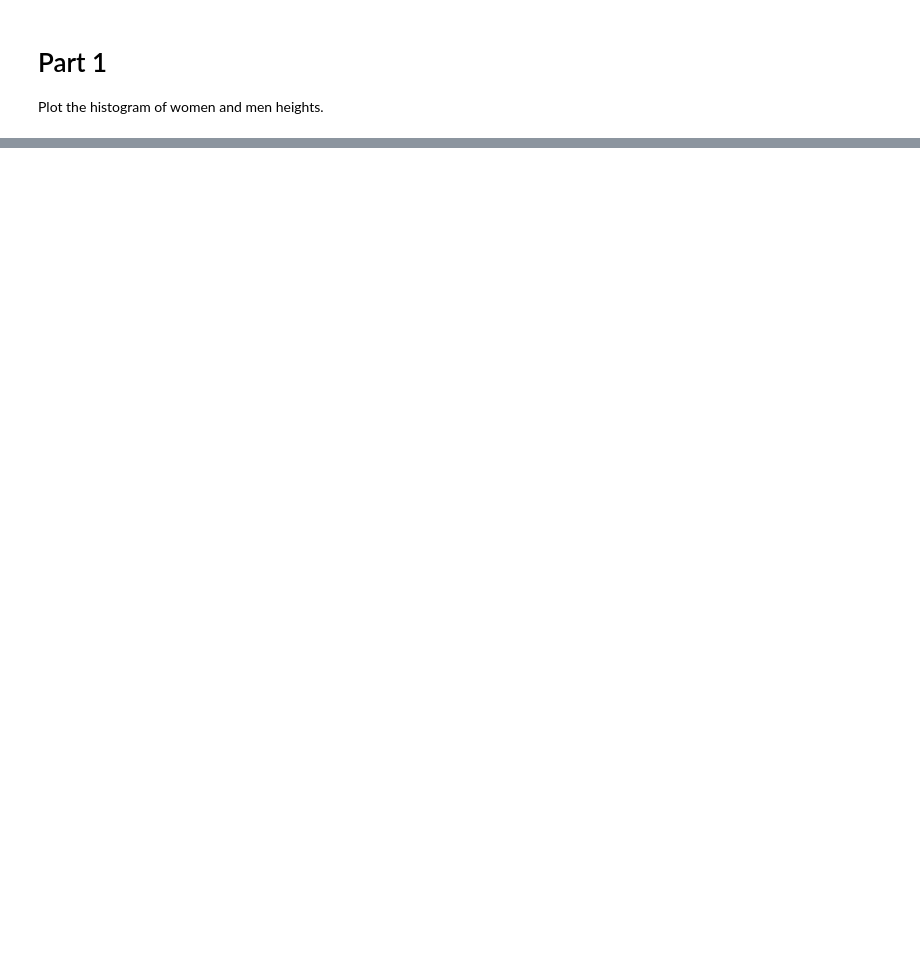
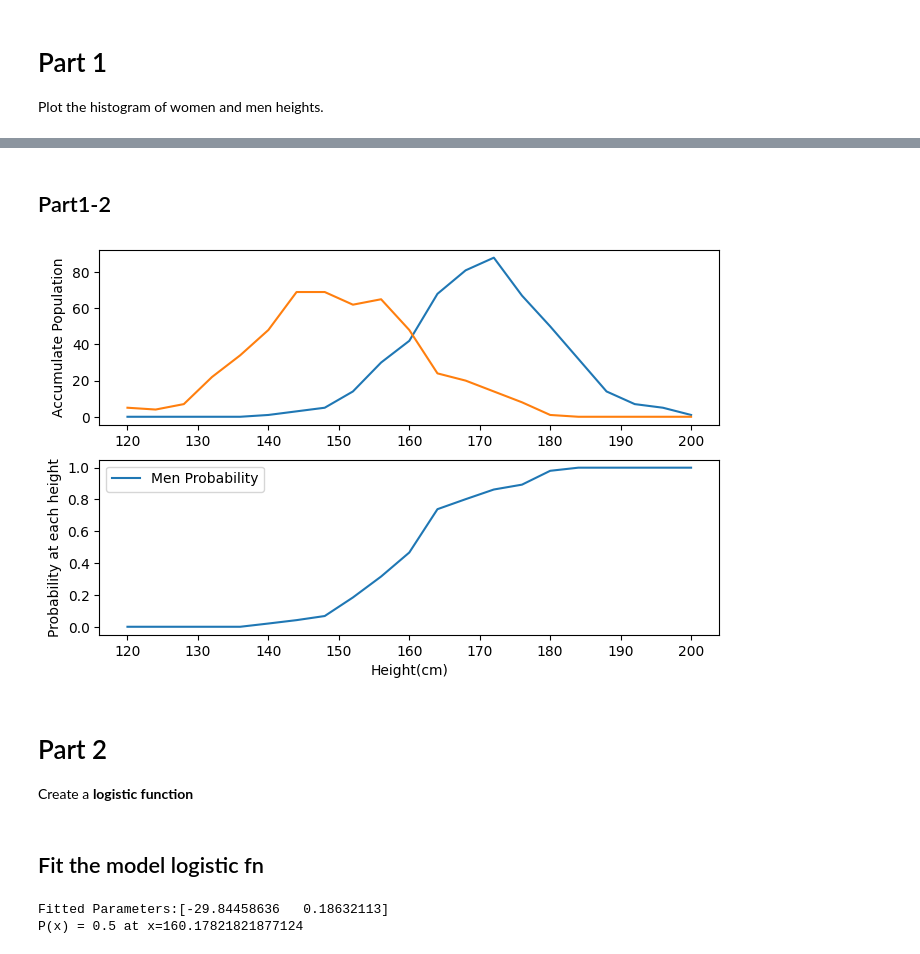
Before and after one commit to phurinat-udo/intro_to_datasci, a Jupyter notebook: HW3/HW3_6536646.ipynb, the cells around one changed output, grey strips where cells are left out. Saved outputs shown, nothing was run; the diff lists cells and outputs as text; code cells hidden in the pictures; blank space fills up the shorter version.

```diff
--- a/HW3/HW3_6536646.ipynb
+++ b/HW3/HW3_6536646.ipynb
@@ -22,0 +35,25 @@ fig_hist.show()
+# %%
+hist_m, height_edge = np.histogram(raw_m, height_edge)
+hist_w, height_edge = np.histogram(raw_w, height_edge)
+prob_m = hist_m/(hist_m+hist_w)
+prob_w = hist_w/(hist_m+hist_w)
+# %% [markdown]
+## Part1-2
+# %%
+fig_hist2 = plt.figure(figsize=(8,5))
+ax_hist2_1 = fig_hist2.add_subplot(211)
+ax_hist2_1.plot(height_mid, hist_m, label='Men Height')
+ax_hist2_1.plot(height_mid, hist_w, label='Women Height')
+ax_hist2_1.set_ylabel('Accumulate Population')
+ax_hist2_2 = fig_hist2.add_subplot(212)
+ax_hist2_2.plot(height_mid, prob_m, label='Men Probability')
+# ax_hist2_2.plot(height_mid, prob_w, label='Women Probability')
+ax_hist2_2.set_ylabel('Probability at each height')
+ax_hist2_2.set_xlabel('Height(cm)')
+plt.legend()
+fig_hist2.show()
+# %% [output]
+[figure, added]
+# %% [markdown]
+# Part 2
+Create a **logistic function**
@@ -22,0 +70,11 @@ fig_hist.show()
+# %% [markdown]
+## Fit the model logistic fn
+# %%
+beta_init = [0.0, 0.0]
+result = minimize(rss_fn, beta_init, args=(height_mid, prob_m))
+beta_fit = result.x
+print(f'Fitted Parameters:{beta_fit} ')
+print(f'P(x) = 0.5 at x={-beta_fit[0]/beta_fit[1]} ')
+# %% [output]
+Fitted Parameters:[-29.84458636   0.18632113]
+P(x) = 0.5 at x=160.17821821877124
```
Also changed, not shown: parts of 18 cells of this notebook, 3 other files.
